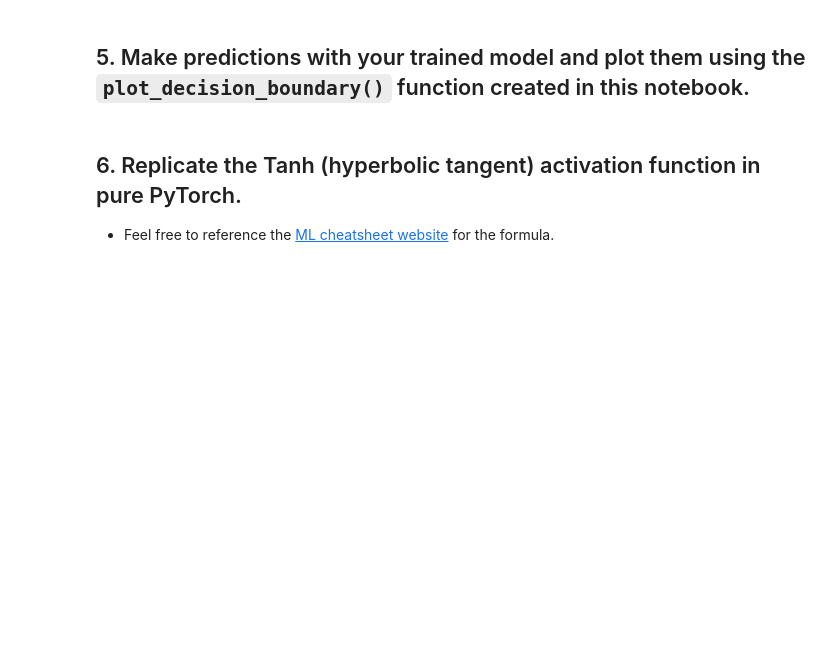
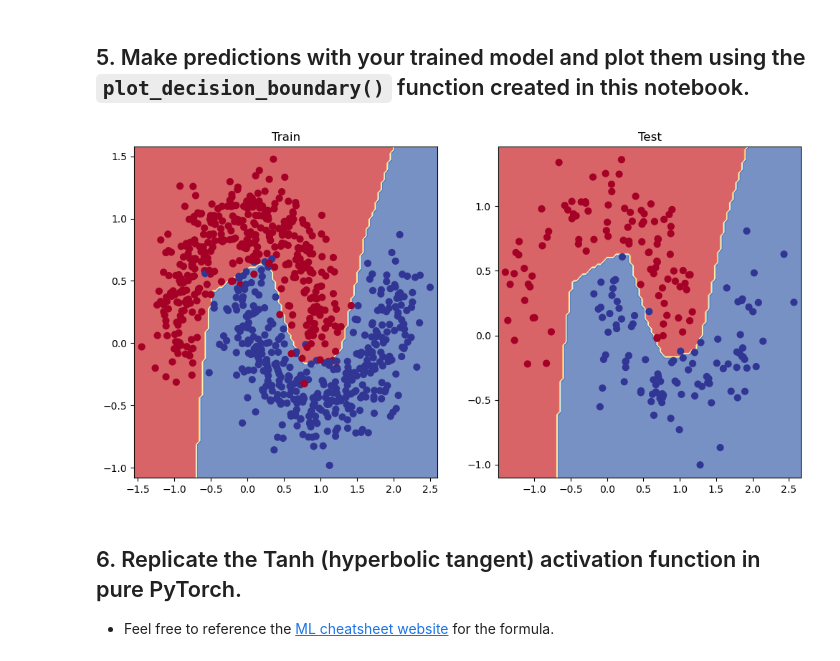
Before and after one commit to theeemanuel/pytorch-deep-learning, a Jupyter notebook: extras/exercises/02_pytorch_classification_exercises.ipynb, the cells around one changed output. Saved outputs shown, nothing was run; the diff lists cells and outputs as text; code cells hidden in the pictures; blank space fills up the shorter version.

```diff
--- a/extras/exercises/02_pytorch_classification_exercises.ipynb
+++ b/extras/exercises/02_pytorch_classification_exercises.ipynb
@@ -61,19 +114,39 @@ from torch import nn
 # Inherit from nn.Module to make a model capable of fitting the mooon data
 class MoonModelV0(nn.Module):
     ## Your code here ##
+    def __init__(self, act_fn=nn.ReLU, input_dim=2, hidden_dim=[64, 32]):
+        super(MoonModelV0, self).__init__()
+
+        layers = []
+
+        layers.append(nn.Linear(input_dim, hidden_dim[0]))  # input_dim to first hidden layer
+        layers.append(act_fn())  # Activation function
+
+        for i in range(1, len(hidden_dim)):
+            layers.append(nn.Linear(hidden_dim[i-1], hidden_dim[i]))  # from previous layer to current hidden layer
+            layers.append(act_fn())  # Activation function
+
+        layers.append(nn.Linear(hidden_dim[-1], 1))  # last hidden layer to output (logits for binary classification)
+
+        self.model = nn.Sequential(*layers)
 
     def forward(self, x):
         ## Your code here ##
-        return
+        return self.model(x)
 
 # Instantiate the model
 ## Your code here ##
+model_0 = MoonModelV0()
+model_0 = model_0.to(device)
 # %% [markdown]
 ## 3. Setup a binary classification compatible loss function and optimizer to use when training the model built in 2.
 # %%
 # Setup loss function
+loss_fn = nn.BCEWithLogitsLoss()
 
 # Setup optimizer to optimize model's parameters
+import torch.optim as optim
+optimizer = optim.Adam(model_0.parameters(), lr=0.001)
 # %% [markdown]
 ## 4. Create a training and testing loop to fit the model you created in 2 to the data you created in 1.
   * Do a forward pass of the model to see what's coming out in the form of logits, prediction probabilities and labels.
@@ -101,8 +195,8 @@ Pred labels:
 # %%
 # Let's calculuate the accuracy using accuracy from TorchMetrics
-!pip -q install torchmetrics # Colab doesn't come with torchmetrics
+#!pip -q install torchmetrics # Colab doesn't come with torchmetrics
 from torchmetrics import Accuracy
 
 ## TODO: Uncomment this code to use the Accuracy function
-# acc_fn = Accuracy(task="multiclass", num_classes=2).to(device) # send accuracy function to device
-# acc_fn
+acc_fn = Accuracy(task="multiclass", num_classes=2).to(device) # send accuracy function to device
+acc_fn
@@ -200,3 +313,14 @@ def plot_decision_boundary(model, X, y):
+# %%
+# Plot decision boundaries for training and test sets
+plt.figure(figsize=(12, 6))
+plt.subplot(1, 2, 1)
+plt.title("Train")
+plot_decision_boundary(model_0, X_train, y_train)
+plt.subplot(1, 2, 2)
+plt.title("Test")
+plot_decision_boundary(model_0, X_test, y_test)
+# %% [output]
+[figure, added]
 # %% [markdown]
 ## 6. Replicate the Tanh (hyperbolic tangent) activation function in pure PyTorch.
   * Feel free to reference the [ML cheatsheet website](https://ml-cheatsheet.readthedocs.io/en/latest/activation_functions.html#tanh) for the formula.
```
Also changed, not shown: parts of 12 cells of this notebook.
